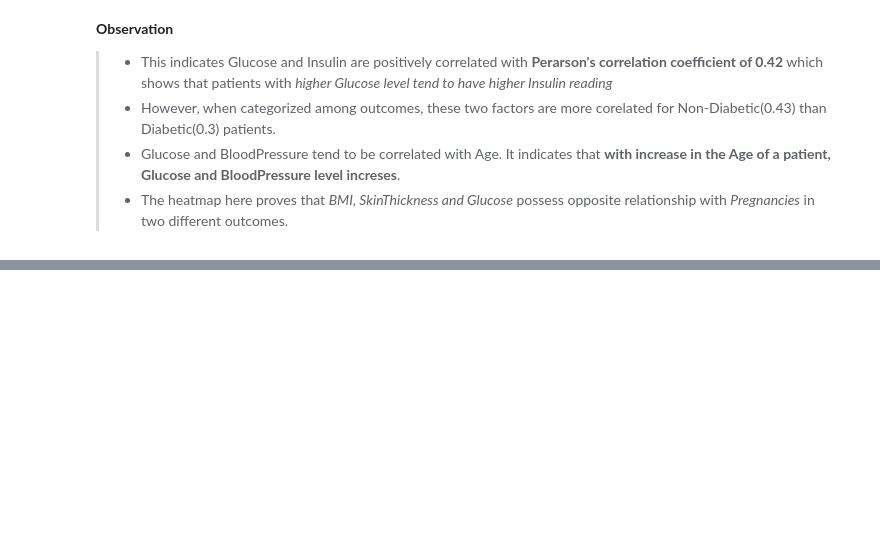
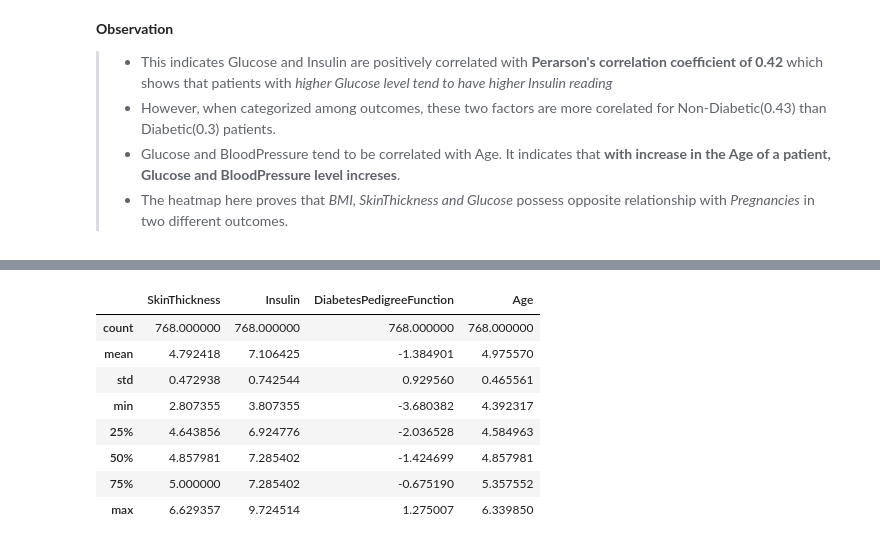
Before and after one commit to theakshaydas/PGP-AIML, a Jupyter notebook: CaseStudies/03-PimaDiabetes/Pima Diabetes - Case Study.ipynb, the cells around one changed output, grey strips where cells are left out. Saved outputs shown, nothing was run; the diff lists cells and outputs as text; code cells hidden in the pictures; blank space fills up the shorter version.

```diff
--- a/CaseStudies/03-PimaDiabetes/Pima Diabetes - Case Study.ipynb
+++ b/CaseStudies/03-PimaDiabetes/Pima Diabetes - Case Study.ipynb
@@ -484,0 +509,14 @@ sns.heatmap(pima[pima['Outcome']=='Non-Diabetic'].corr(), annot=True, cmap='viri
+# %%
+# Describe the transformed attributes
+pima_log2 = np.log2(pima[['SkinThickness','Insulin','DiabetesPedigreeFunction','Age']])
+pima_log2.describe()
+# %% [output]
+|  | SkinThickness | Insulin | DiabetesPedigreeFunction | Age |
+| count | 768.000000 | 768.000000 | 768.000000 | 768.000000 |
+| mean | 4.792418 | 7.106425 | -1.384901 | 4.975570 |
+| std | 0.472938 | 0.742544 | 0.929560 | 0.465561 |
+| min | 2.807355 | 3.807355 | -3.680382 | 4.392317 |
+| 25% | 4.643856 | 6.924776 | -2.036528 | 4.584963 |
+| 50% | 4.857981 | 7.285402 | -1.424699 | 4.857981 |
+| 75% | 5.000000 | 7.285402 | -0.675190 | 5.357552 |
+| max | 6.629357 | 9.724514 | 1.275007 | 6.339850 |
```
Also changed, not shown: parts of 7 cells of this notebook.
